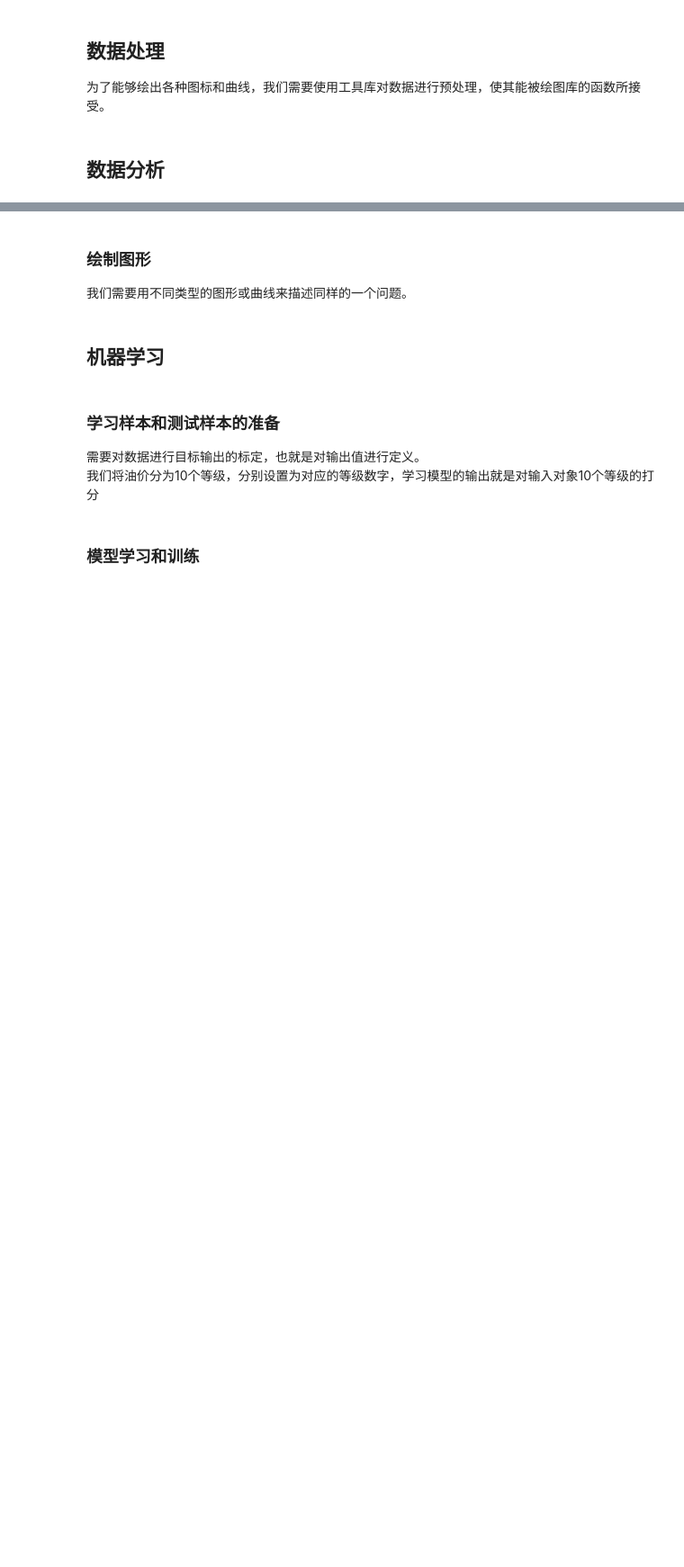
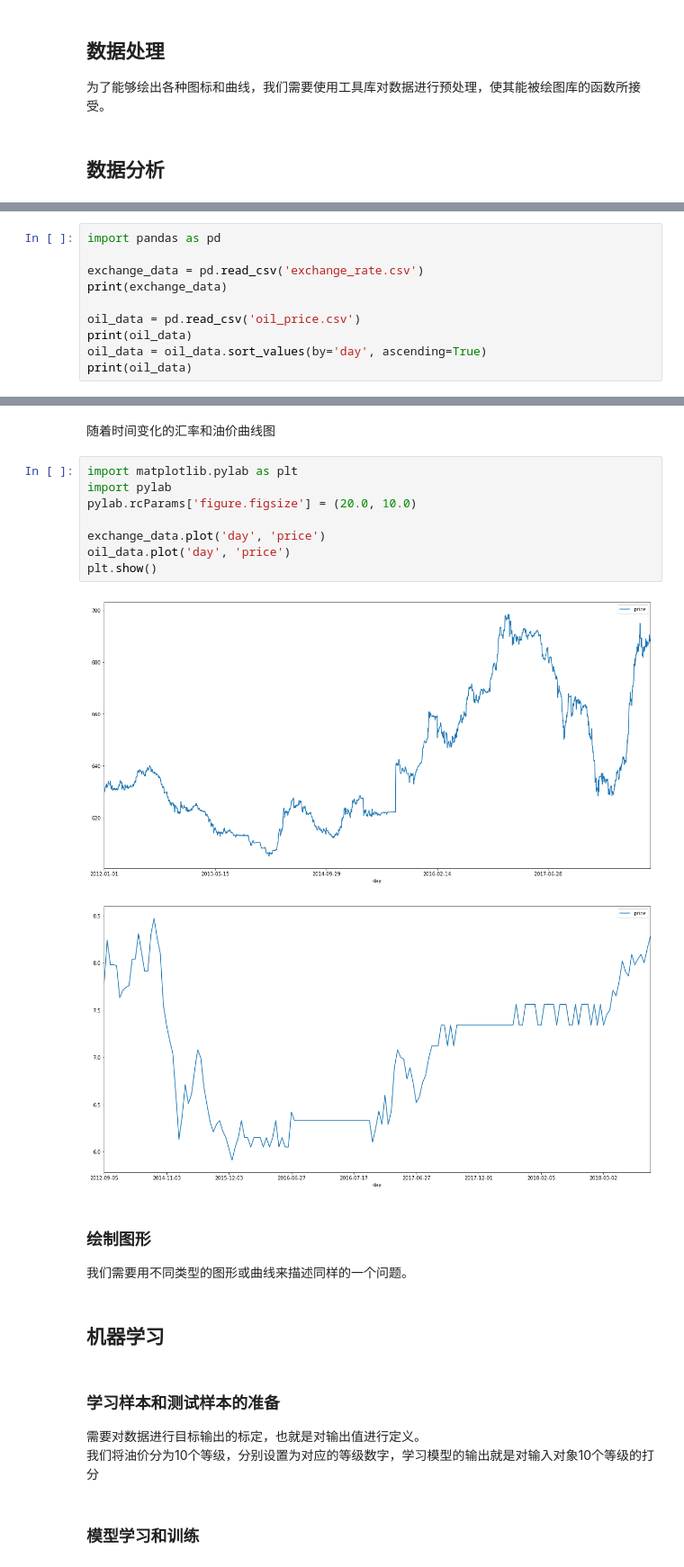
Before and after one commit to SWUFE-FINTECH/course, a Jupyter notebook: Fintch_Python_数据采集_处理_分析_及机器学习.ipynb, the cells around one changed output, grey strips where cells are left out. Shown: that part at 90% size. Cells and saved outputs as stored; diff of their text form; blank space fills up the shorter version.

```diff
--- a/Fintch_Python_数据采集_处理_分析_及机器学习.ipynb
+++ b/Fintch_Python_数据采集_处理_分析_及机器学习.ipynb
@@ -57,0 +187,10 @@
+# %%
+import pandas as pd
+
+exchange_data = pd.read_csv('exchange_rate.csv')
+print(exchange_data)
+
+oil_data = pd.read_csv('oil_price.csv')
+print(oil_data)
+oil_data = oil_data.sort_values(by='day', ascending=True)
+print(oil_data)
@@ -58,3 +215,16 @@
+# %% [markdown]
+随着时间变化的汇率和油价曲线图
+# %%
+import matplotlib.pylab as plt
+import pylab
+pylab.rcParams['figure.figsize'] = (20.0, 10.0)
+
+exchange_data.plot('day', 'price')
+oil_data.plot('day', 'price')
+plt.show()
+# %% [output]
+[figure, added]
+[figure, added]
 # %% [markdown]
 ### 绘制图形
 我们需要用不同类型的图形或曲线来描述同样的一个问题。
```
Also changed, not shown: parts of 27 cells of this notebook.
